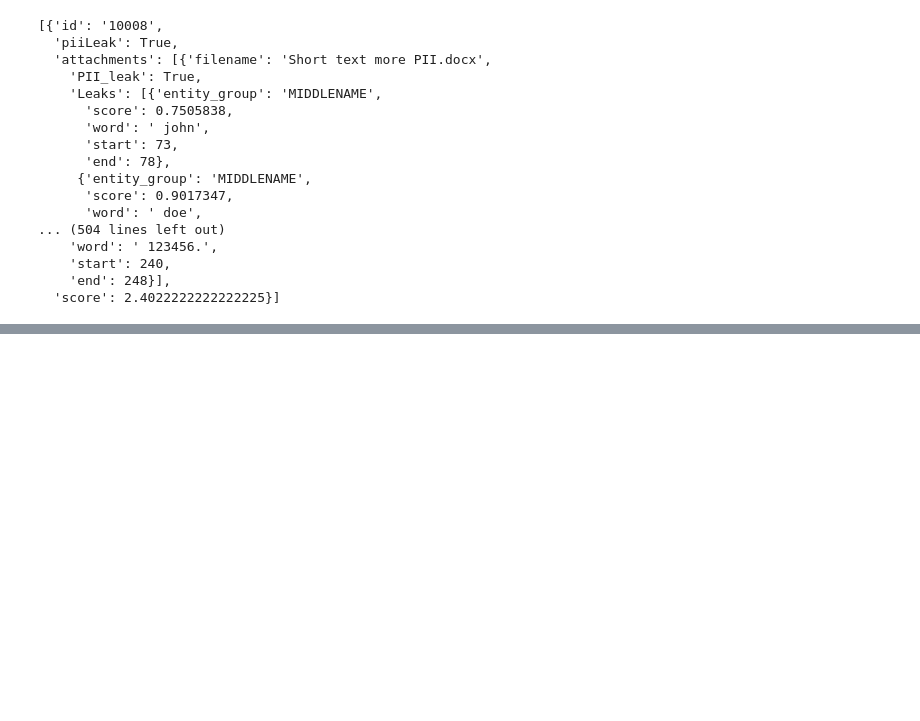
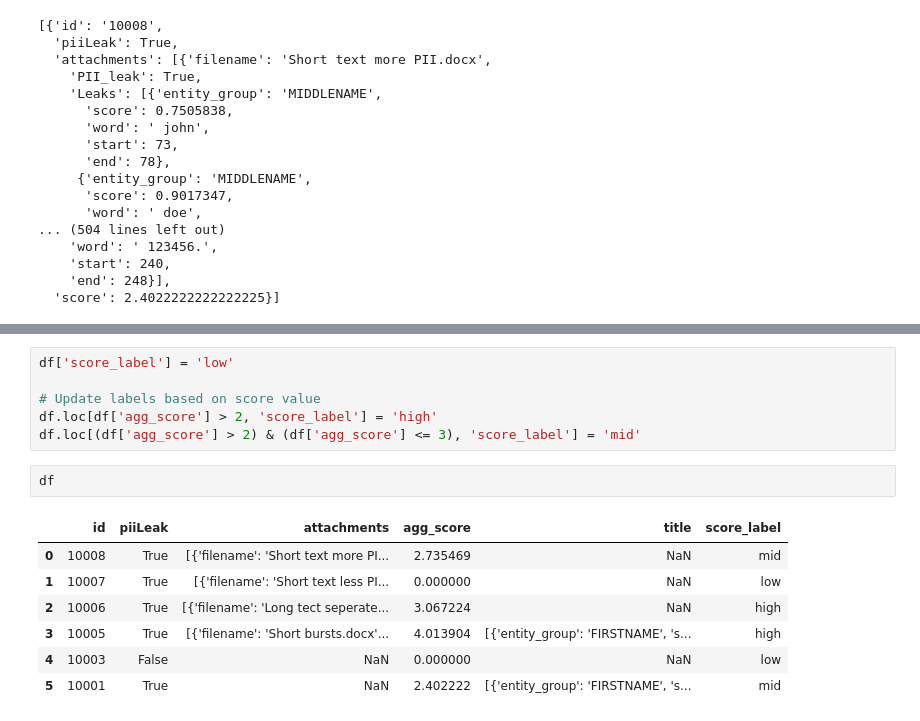
Before and after one commit to Nanakdeep/JIRA_PII, a Jupyter notebook: commands.ipynb, the cells around one changed output, grey strips where cells are left out. Saved outputs shown, nothing was run; the diff lists cells and outputs as text; blank space fills up the shorter version.

```diff
--- a/commands.ipynb
+++ b/commands.ipynb
@@ -42,0 +86,16 @@ Successfully installed python-dotenv-1.0.1
+# %%
+df['score_label'] = 'low'
+
+# Update labels based on score value
+df.loc[df['agg_score'] > 2, 'score_label'] = 'high'
+df.loc[(df['agg_score'] > 2) & (df['agg_score'] <= 3), 'score_label'] = 'mid'
+# %%
+df
+# %% [output]
+|  | id | piiLeak | attachments | agg_score | title | score_label |
+| 0 | 10008 | True | [{'filename': 'Short text more PI... | 2.735469 | NaN | mid |
+| 1 | 10007 | True | [{'filename': 'Short text less PI... | 0.000000 | NaN | low |
+| 2 | 10006 | True | [{'filename': 'Long tect seperate... | 3.067224 | NaN | high |
+| 3 | 10005 | True | [{'filename': 'Short bursts.docx'... | 4.013904 | [{'entity_group': 'FIRSTNAME', 's... | high |
+| 4 | 10003 | False | NaN | 0.000000 | NaN | low |
+| 5 | 10001 | True | NaN | 2.402222 | [{'entity_group': 'FIRSTNAME', 's... | mid |
```
Also changed, not shown: parts of 7 cells of this notebook, 6 other files.
